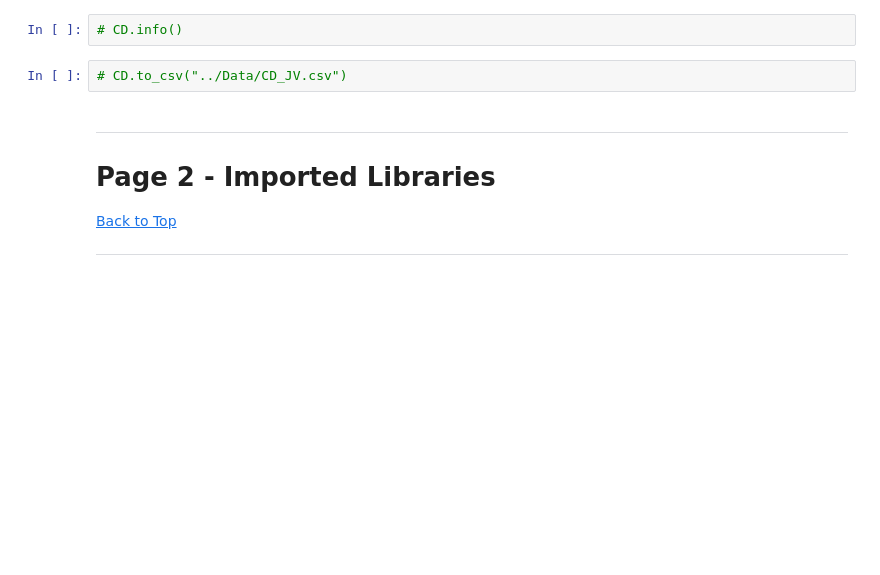
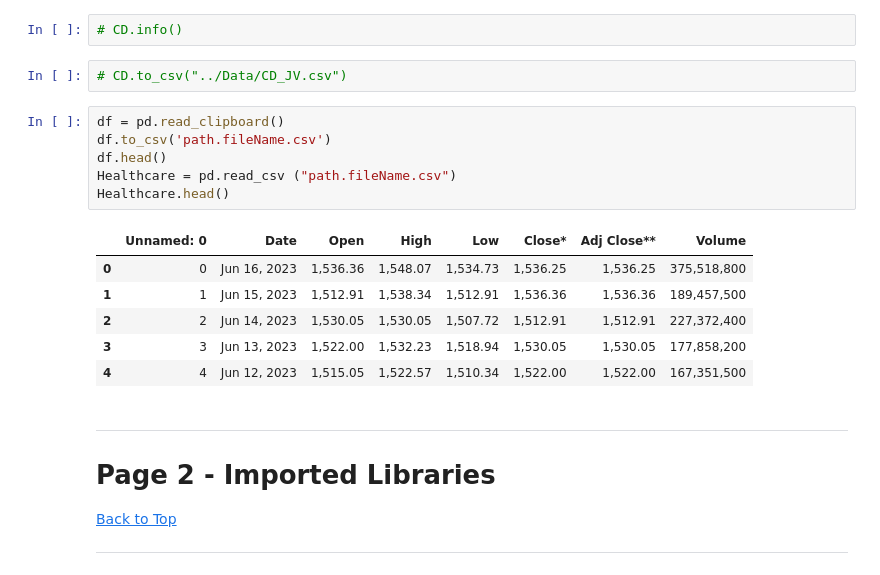
Before and after one commit to ChrisVerg/SmartInvest, a Jupyter notebook: Notebooks/Jorge.ipynb, the cells around one changed output. Drawn from its saved outputs; the diff is of its cells as text; blank space fills up the shorter version.

```diff
--- a/Notebooks/Jorge.ipynb
+++ b/Notebooks/Jorge.ipynb
@@ -47,6 +47,19 @@
 # CD.info()
 # %%
 # CD.to_csv("../Data/CD_JV.csv")
+# %%
+df = pd.read_clipboard()
+df.to_csv('path.fileName.csv')
+df.head()
+Healthcare = pd.read_csv ("path.fileName.csv")
+Healthcare.head()
+# %% [output]
+|  | Unnamed: 0 | Date | Open | High | Low | Close* | Adj Close** | Volume |
+| 0 | 0 | Jun 16, 2023 | 1,536.36 | 1,548.07 | 1,534.73 | 1,536.25 | 1,536.25 | 375,518,800 |
+| 1 | 1 | Jun 15, 2023 | 1,512.91 | 1,538.34 | 1,512.91 | 1,536.36 | 1,536.36 | 189,457,500 |
+| 2 | 2 | Jun 14, 2023 | 1,530.05 | 1,530.05 | 1,507.72 | 1,512.91 | 1,512.91 | 227,372,400 |
+| 3 | 3 | Jun 13, 2023 | 1,522.00 | 1,532.23 | 1,518.94 | 1,530.05 | 1,530.05 | 177,858,200 |
+| 4 | 4 | Jun 12, 2023 | 1,515.05 | 1,522.57 | 1,510.34 | 1,522.00 | 1,522.00 | 167,351,500 |
 # %% [markdown]
 <hr style="height:5px;border-width:0;color:MediumAquamarine;background-color:MediumAquamarine">
 
```
Also changed, not shown: parts of 10 cells of this notebook, 1 other file.
